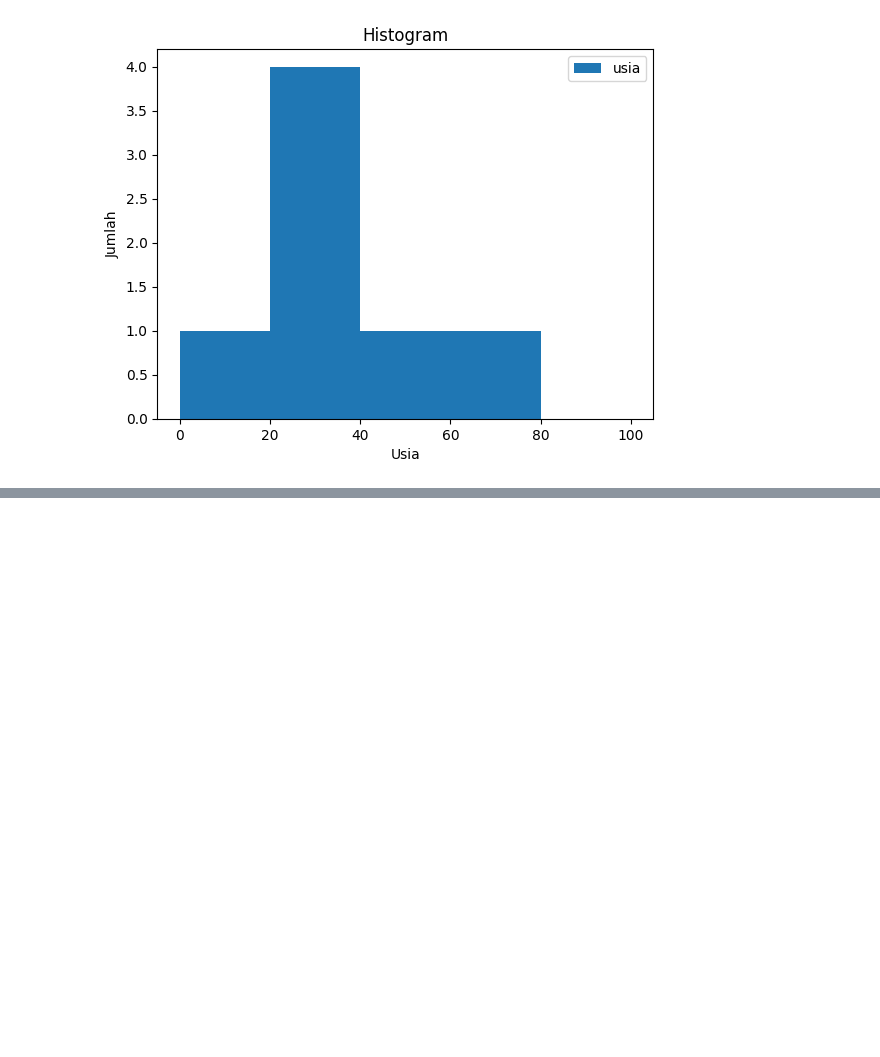
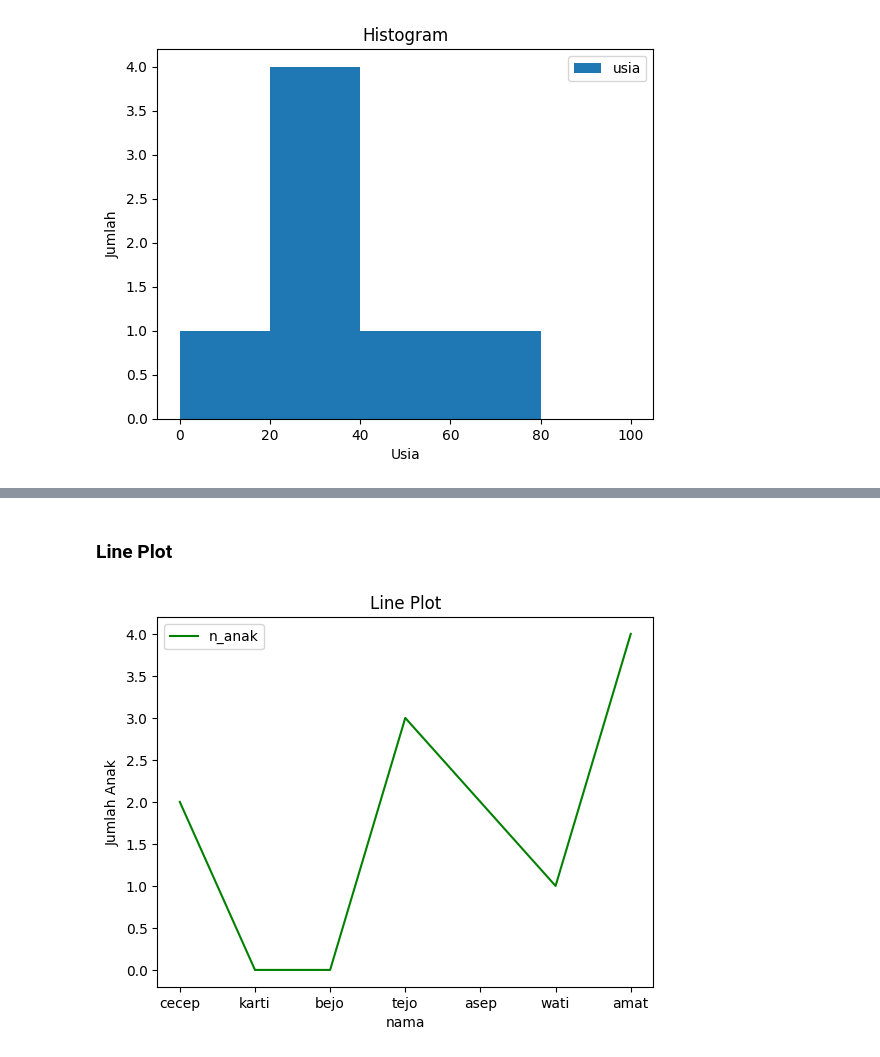
Before and after one commit to LatiefDataVisionary/matplotlib-with-indonesia-belajar, a Jupyter notebook: Matplotlib_20_|_Pandas_Data_Frame_dan_Matplotlib_|_Part_1.ipynb, the cells around one changed output, grey strips where cells are left out. Cells and saved outputs as stored; diff of their text form; code cells hidden in the pictures; blank space fills up the shorter version.

Commit message:
Line Plot

```diff
--- a/Matplotlib_20_|_Pandas_Data_Frame_dan_Matplotlib_|_Part_1.ipynb
+++ b/Matplotlib_20_|_Pandas_Data_Frame_dan_Matplotlib_|_Part_1.ipynb
@@ -62,0 +60,10 @@ plt.show()
+# %% [markdown]
+### **Line Plot**
+# %%
+df.plot(kind='line', x='nama', y='n_anak', color='green')
+
+plt.title('Line Plot')
+plt.ylabel('Jumlah Anak')
+plt.show()
+# %% [output]
+[figure, added]
```
Also changed, not shown: parts of 1 cell of this notebook.
